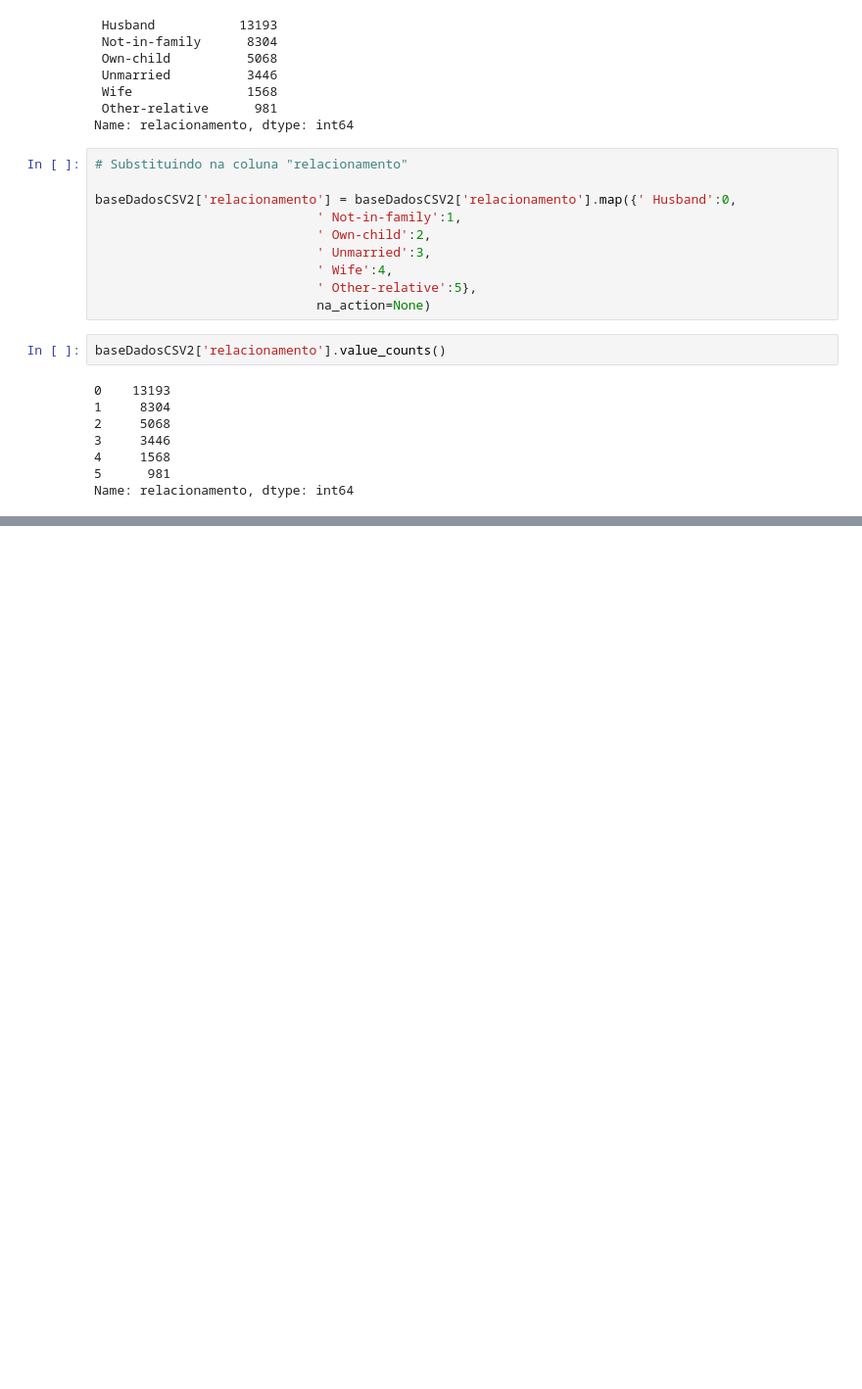
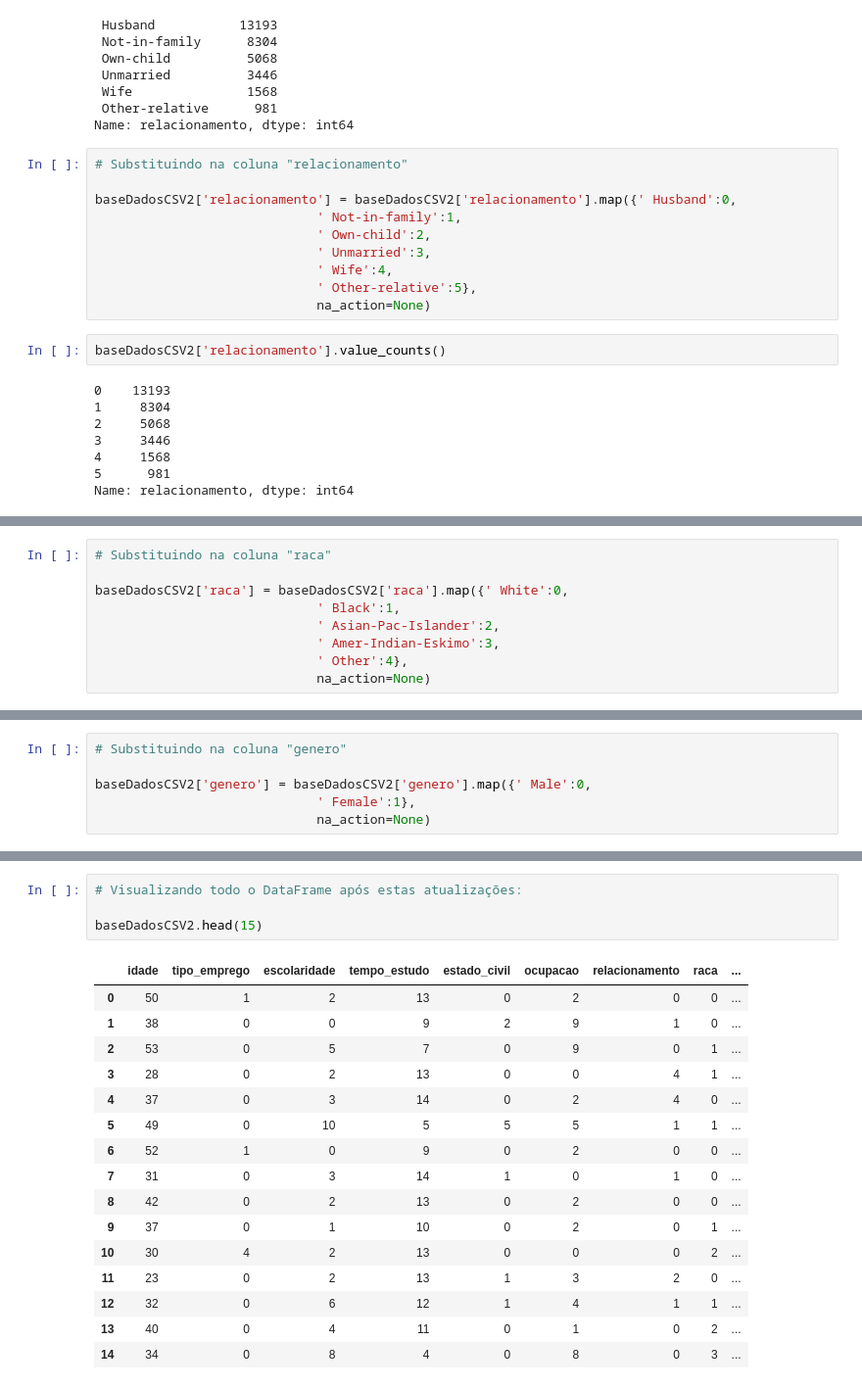
Before and after one commit to EduPiza/Trabalho_IA_MachineLearning, a Jupyter notebook: Trabalho_DataSet_ADULT.ipynb, the cells around one changed output, grey strips where cells are left out. Shown at 98% size. Saved outputs shown, nothing was run; the diff lists cells and outputs as text; blank space fills up the shorter version.

```diff
--- a/Trabalho_DataSet_ADULT.ipynb
+++ b/Trabalho_DataSet_ADULT.ipynb
@@ -303,0 +315,9 @@ Name: relacionamento, dtype: int64
+# %%
+# Substituindo na coluna "raca"
+
+baseDadosCSV2['raca'] = baseDadosCSV2['raca'].map({' White':0,
+                             ' Black':1,
+                             ' Asian-Pac-Islander':2,
+                             ' Amer-Indian-Eskimo':3,
+                             ' Other':4},
+                             na_action=None)
@@ -303,0 +341,6 @@ Name: relacionamento, dtype: int64
+# %%
+# Substituindo na coluna "genero"
+
+baseDadosCSV2['genero'] = baseDadosCSV2['genero'].map({' Male':0,
+                             ' Female':1},
+                             na_action=None)
@@ -303,0 +441,21 @@ Name: relacionamento, dtype: int64
+# %%
+# Visualizando todo o DataFrame após estas atualizações:
+
+baseDadosCSV2.head(15)
+# %% [output]
+|  | idade | tipo_emprego | escolaridade | tempo_estudo | estado_civil | ocupacao | relacionamento | raca | ... |
+| 0 | 50 | 1 | 2 | 13 | 0 | 2 | 0 | 0 | ... |
+| 1 | 38 | 0 | 0 | 9 | 2 | 9 | 1 | 0 | ... |
+| 2 | 53 | 0 | 5 | 7 | 0 | 9 | 0 | 1 | ... |
+| 3 | 28 | 0 | 2 | 13 | 0 | 0 | 4 | 1 | ... |
+| 4 | 37 | 0 | 3 | 14 | 0 | 2 | 4 | 0 | ... |
+| 5 | 49 | 0 | 10 | 5 | 5 | 5 | 1 | 1 | ... |
+| 6 | 52 | 1 | 0 | 9 | 0 | 2 | 0 | 0 | ... |
+| 7 | 31 | 0 | 3 | 14 | 1 | 0 | 1 | 0 | ... |
+| 8 | 42 | 0 | 2 | 13 | 0 | 2 | 0 | 0 | ... |
+| 9 | 37 | 0 | 1 | 10 | 0 | 2 | 0 | 1 | ... |
+| 10 | 30 | 4 | 2 | 13 | 0 | 0 | 0 | 2 | ... |
+| 11 | 23 | 0 | 2 | 13 | 1 | 3 | 2 | 0 | ... |
+| 12 | 32 | 0 | 6 | 12 | 1 | 4 | 1 | 1 | ... |
+| 13 | 40 | 0 | 4 | 11 | 0 | 1 | 0 | 2 | ... |
+| 14 | 34 | 0 | 8 | 4 | 0 | 8 | 0 | 3 | ... |
```
Also changed, not shown: parts of 7 cells of this notebook.
